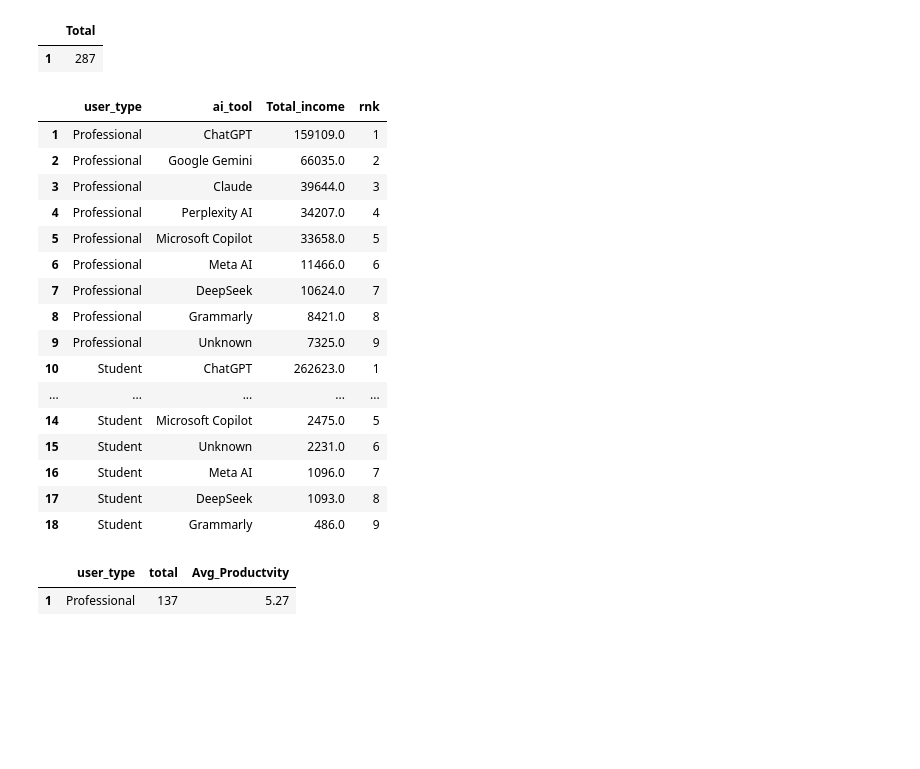
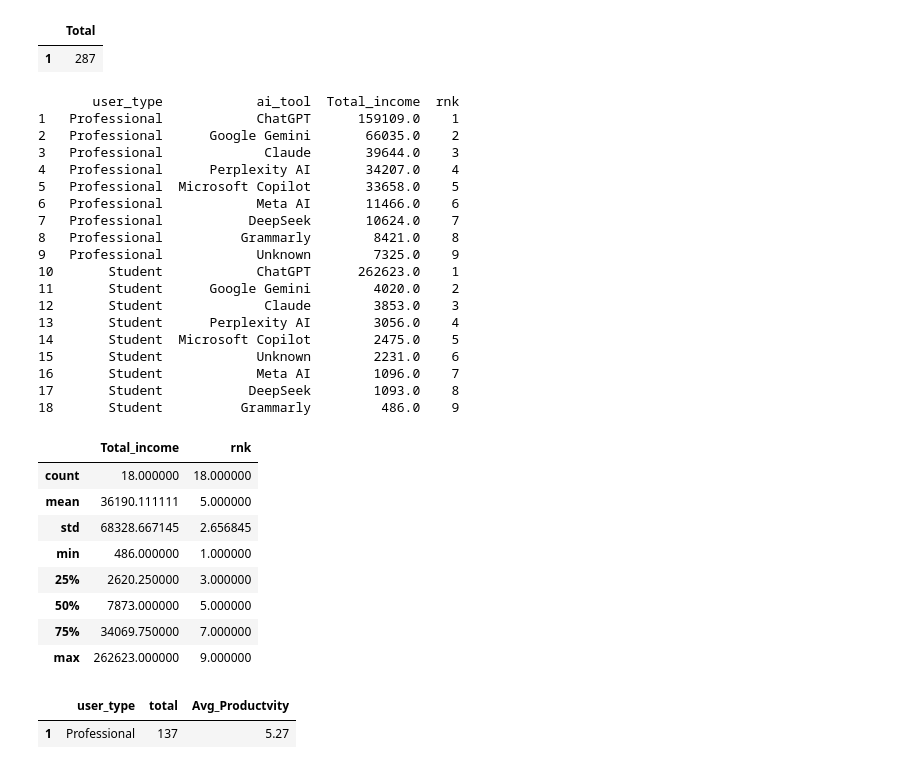
Before and after one commit to Ansh-3121/Ai-usages-impact-on-student-and-professionals, a Jupyter notebook: SqlQueries.ipynb, the cells around one changed output. Drawn from its saved outputs; the diff is of its cells as text; code cells hidden in the pictures; blank space fills up the shorter version.

```diff
--- a/SqlQueries.ipynb
+++ b/SqlQueries.ipynb
@@ -38,25 +40,40 @@ query2="""with a as (select user_type,ai_tool,monthly_income,
 dense_rank() over (partition by user_type order by monthly_income desc) as rnk from prai)
 select user_type,ai_tool,sum(monthly_income) as Total_income ,dense_rank() over (partition by user_type order by sum(monthly_income) desc) as
  rnk from a group by  user_type,ai_tool;"""
-run_query(query2)
+df=run_query(query2)
+print(df)
 # %% [output]
-|  | user_type | ai_tool | Total_income | rnk |
-| 1 | Professional | ChatGPT | 159109.0 | 1 |
-| 2 | Professional | Google Gemini | 66035.0 | 2 |
-| 3 | Professional | Claude | 39644.0 | 3 |
-| 4 | Professional | Perplexity AI | 34207.0 | 4 |
-| 5 | Professional | Microsoft Copilot | 33658.0 | 5 |
-| 6 | Professional | Meta AI | 11466.0 | 6 |
-| 7 | Professional | DeepSeek | 10624.0 | 7 |
-| 8 | Professional | Grammarly | 8421.0 | 8 |
-| 9 | Professional | Unknown | 7325.0 | 9 |
-| 10 | Student | ChatGPT | 262623.0 | 1 |
-| ... | ... | ... | ... | ... |
-| 14 | Student | Microsoft Copilot | 2475.0 | 5 |
-| 15 | Student | Unknown | 2231.0 | 6 |
-| 16 | Student | Meta AI | 1096.0 | 7 |
-| 17 | Student | DeepSeek | 1093.0 | 8 |
-| 18 | Student | Grammarly | 486.0 | 9 |
+       user_type            ai_tool  Total_income  rnk
+1   Professional            ChatGPT      159109.0    1
+2   Professional      Google Gemini       66035.0    2
+3   Professional             Claude       39644.0    3
+4   Professional      Perplexity AI       34207.0    4
+5   Professional  Microsoft Copilot       33658.0    5
+6   Professional            Meta AI       11466.0    6
+7   Professional           DeepSeek       10624.0    7
+8   Professional          Grammarly        8421.0    8
+9   Professional            Unknown        7325.0    9
+10       Student            ChatGPT      262623.0    1
+11       Student      Google Gemini        4020.0    2
+12       Student             Claude        3853.0    3
+13       Student      Perplexity AI        3056.0    4
+14       Student  Microsoft Copilot        2475.0    5
+15       Student            Unknown        2231.0    6
+16       Student            Meta AI        1096.0    7
+17       Student           DeepSeek        1093.0    8
+18       Student          Grammarly         486.0    9
+# %%
+df.describe()
+# %% [output]
+|  | Total_income | rnk |
+| count | 18.000000 | 18.000000 |
+| mean | 36190.111111 | 5.000000 |
+| std | 68328.667145 | 2.656845 |
+| min | 486.000000 | 1.000000 |
+| 25% | 2620.250000 | 3.000000 |
+| 50% | 7873.000000 | 5.000000 |
+| 75% | 34069.750000 | 7.000000 |
+| max | 262623.000000 | 9.000000 |
 # %%
 # 3 Count How many propessionals and student productvity score more than average score
 query3="""select user_type,count(*) as total ,round(avg(productivity_score),2) as Avg_Productvity from prai
```
Also changed, not shown: parts of 5 cells of this notebook.
